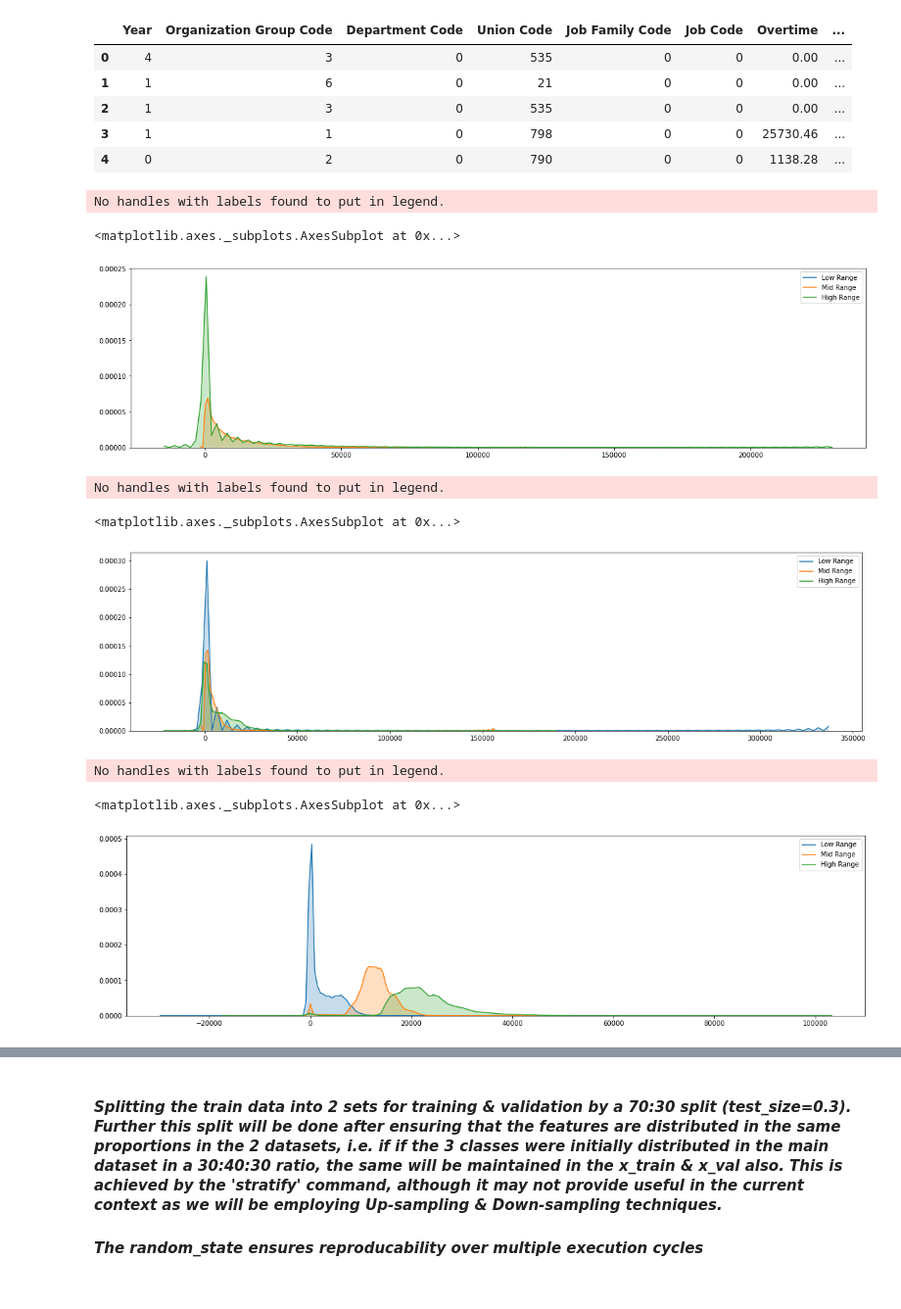
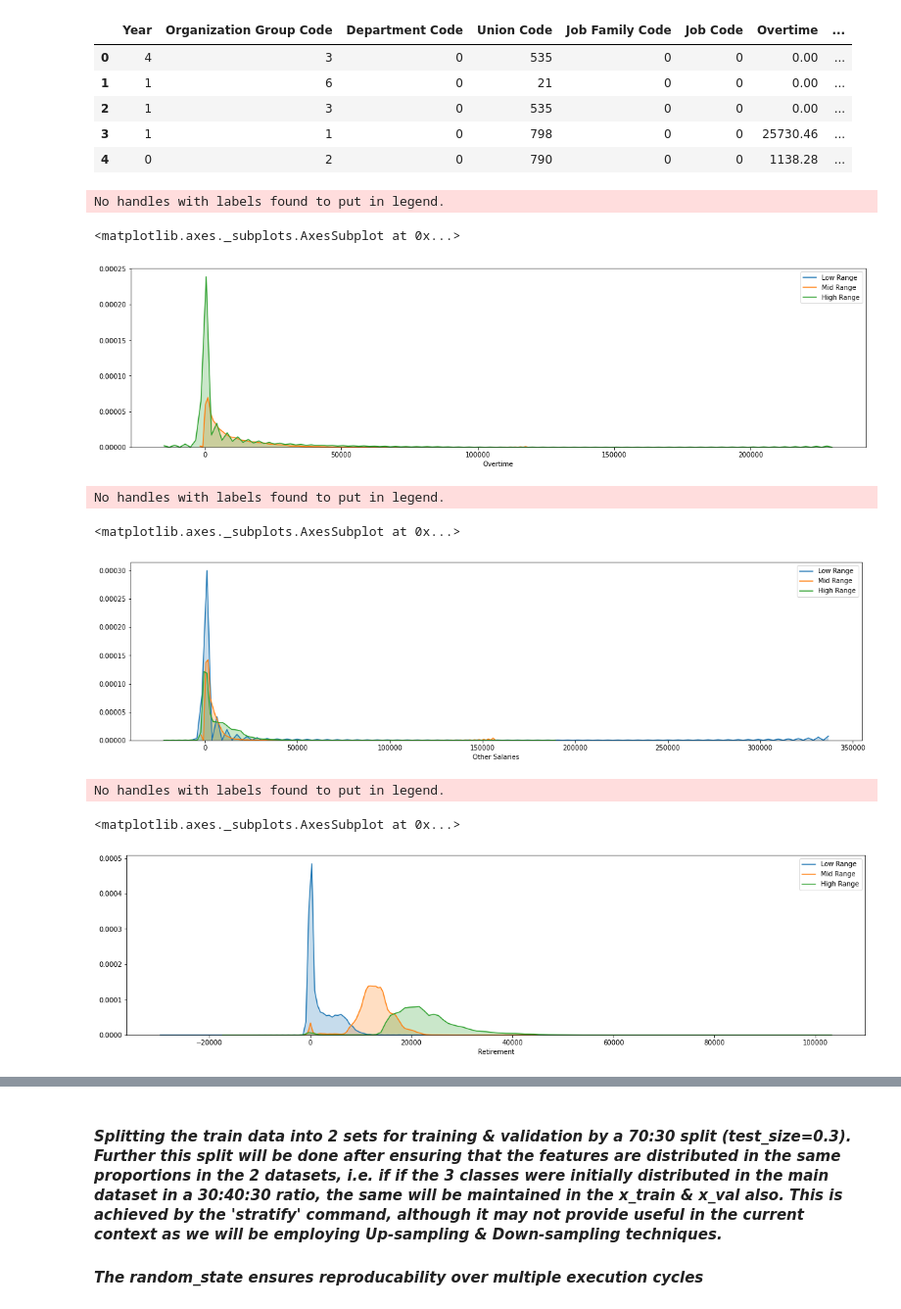
Before and after one commit to debajyotid/Predicting-Salary-Range-using-ML-Techniques, a Jupyter notebook: Predicting_SalaryRange_using_MLTechniques.ipynb, the cells around one changed output, grey strips where cells are left out. Shown at 98% size. Drawn from its saved outputs; the diff is of its cells as text; code cells hidden in the pictures.

```diff
--- a/Predicting_SalaryRange_using_MLTechniques.ipynb
+++ b/Predicting_SalaryRange_using_MLTechniques.ipynb
@@ -175,33 +175,36 @@ train.head()
 # %%
 plt.figure(figsize=(20,5))
 plt.legend()
+plt.xlabel('Overtime')
 sns.kdeplot(train[train['Class']==1]['Overtime'],label='Low Range',shade=True)
 sns.kdeplot(train[train['Class']==2]['Overtime'],label='Mid Range',shade=True)
 sns.kdeplot(train[train['Class']==3]['Overtime'],label='High Range',shade=True)
 # %% [output]
 No handles with labels found to put in legend.
 <matplotlib.axes._subplots.AxesSubplot at 0x...>
-[figure, old version]
+[figure, new version]
 # %%
 plt.figure(figsize=(20,5))
 plt.legend()
+plt.xlabel('Other Salaries')
 sns.kdeplot(train[train['Class']==1]['Other Salaries'],label='Low Range', shade=True)
 sns.kdeplot(train[train['Class']==2]['Other Salaries'],label='Mid Range', shade=True)
 sns.kdeplot(train[train['Class']==3]['Other Salaries'],label='High Range', shade=True)
 # %% [output]
 No handles with labels found to put in legend.
 <matplotlib.axes._subplots.AxesSubplot at 0x...>
-[figure, old version]
+[figure, new version]
 # %%
 plt.figure(figsize=(20,5))
 plt.legend()
+plt.xlabel('Retirement')
 sns.kdeplot(train[train['Class']==1]['Retirement'],label='Low Range', shade=True)
 sns.kdeplot(train[train['Class']==2]['Retirement'],label='Mid Range', shade=True)
 sns.kdeplot(train[train['Class']==3]['Retirement'],label='High Range', shade=True)
 # %% [output]
 No handles with labels found to put in legend.
 <matplotlib.axes._subplots.AxesSubplot at 0x...>
-[figure, old version]
+[figure, new version]
 # %%
 plt.figure(figsize=(20,5))
 plt.legend()
```
Also changed, not shown: parts of 52 cells of this notebook.
